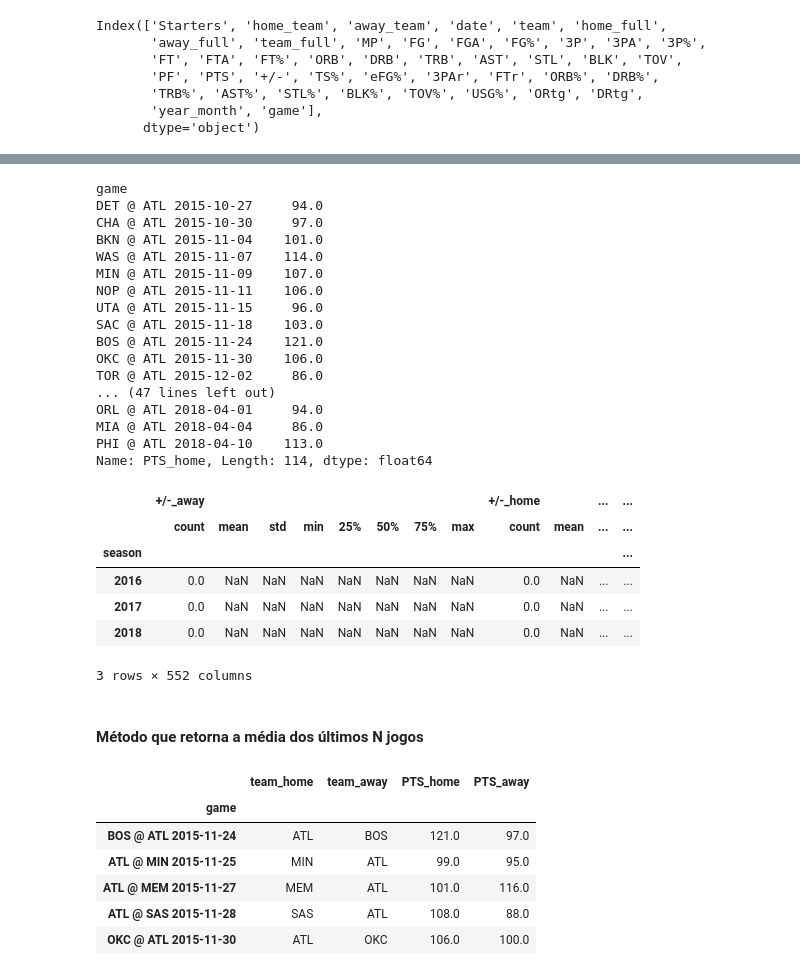
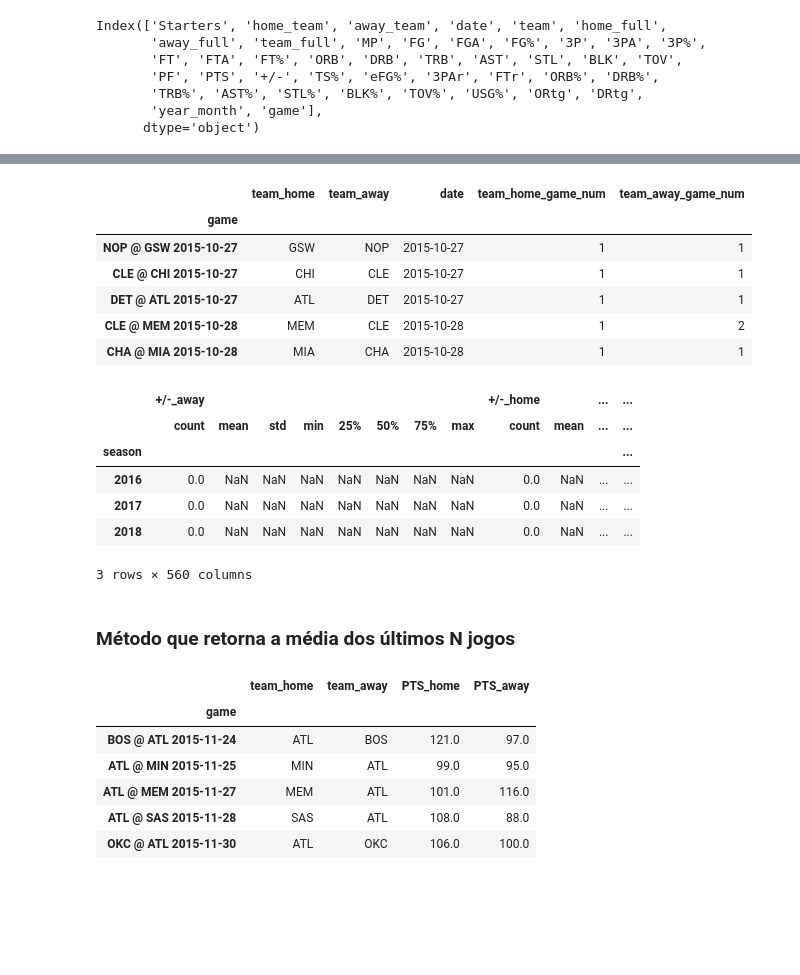
Before and after one commit to rafaelgasp/nba_games, a Jupyter notebook: Junta_DataFrames.ipynb, the cells around one changed output, grey strips where cells are left out. Drawn from its saved outputs; the diff is of its cells as text; code cells hidden in the pictures; blank space fills up the shorter version.

```diff
--- a/Junta_DataFrames.ipynb
+++ b/Junta_DataFrames.ipynb
@@ -273,27 +314,17 @@ all_games.head()
-# %%
-all_games[all_games["team_home"] == "ATL"]["PTS_home"]
-# %% [output]
-game
-DET @ ATL 2015-10-27     94.0
-CHA @ ATL 2015-10-30     97.0
-BKN @ ATL 2015-11-04    101.0
-WAS @ ATL 2015-11-07    114.0
-MIN @ ATL 2015-11-09    107.0
-NOP @ ATL 2015-11-11    106.0
-UTA @ ATL 2015-11-15     96.0
-SAC @ ATL 2015-11-18    103.0
-BOS @ ATL 2015-11-24    121.0
-OKC @ ATL 2015-11-30    106.0
-TOR @ ATL 2015-12-02     86.0
-... (47 lines left out)
-ORL @ ATL 2018-04-01     94.0
-MIA @ ATL 2018-04-04     86.0
-PHI @ ATL 2018-04-10    113.0
-Name: PTS_home, Length: 114, dtype: float64
+# %%
+all_games[["team_home", "team_away", "date", "team_home_game_num", "team_away_game_num"]].head()
+# %% [output]
+|  | team_home | team_away | date | team_home_game_num | team_away_game_num |
+| game |  |  |  |  |  |
+| NOP @ GSW 2015-10-27 | GSW | NOP | 2015-10-27 | 1 | 1 |
+| CLE @ CHI 2015-10-27 | CHI | CLE | 2015-10-27 | 1 | 1 |
+| DET @ ATL 2015-10-27 | ATL | DET | 2015-10-27 | 1 | 1 |
+| CLE @ MEM 2015-10-28 | MEM | CLE | 2015-10-28 | 1 | 2 |
+| CHA @ MIA 2015-10-28 | MIA | CHA | 2015-10-28 | 1 | 1 |
 # %%
 teste_rolling = all_games[all_games["team_home"] == "ATL"].groupby('season')['PTS_home'].apply(lambda x:x.rolling(center=False,window=5).mean())
 # %%
-all_games[all_games["team_home"] == "ATL"].groupby('season').describe()
+all_games[all_games["fl_playoff"] == 0].groupby('season').describe()
 # %% [output]
 |  | +/-_away |  |  |  |  |  |  |  | +/-_home |  | ... | ... |
 |  | count | mean | std | min | 25% | 50% | 75% | max | count | mean | ... | ... |
@@ -301,9 +332,9 @@ all_games[all_games["team_home"] == "ATL"].groupby('season').describe()
 | 2016 | 0.0 | NaN | NaN | NaN | NaN | NaN | NaN | NaN | 0.0 | NaN | ... | ... |
 | 2017 | 0.0 | NaN | NaN | NaN | NaN | NaN | NaN | NaN | 0.0 | NaN | ... | ... |
 | 2018 | 0.0 | NaN | NaN | NaN | NaN | NaN | NaN | NaN | 0.0 | NaN | ... | ... |
-3 rows × 552 columns
+3 rows × 560 columns
 # %% [markdown]
-#### Método que retorna a média dos últimos N jogos
+### Método que retorna a média dos últimos N jogos
 # %%
 def get_last_games(df, data, team_name, n = 5, filter="all", verbose=False):
     if(filter == "all"):
```
Also changed, not shown: parts of 33 cells of this notebook, 9 other files.
